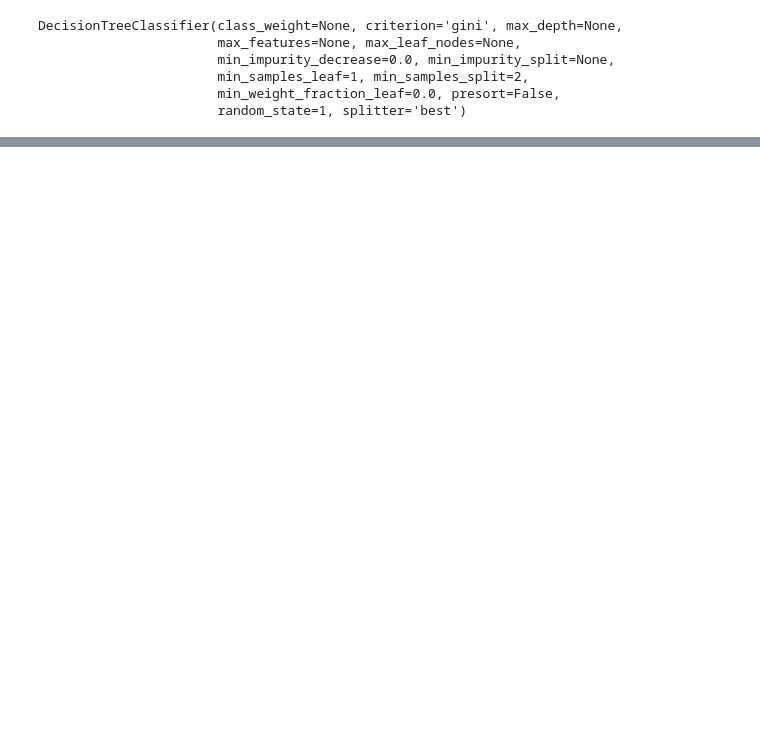
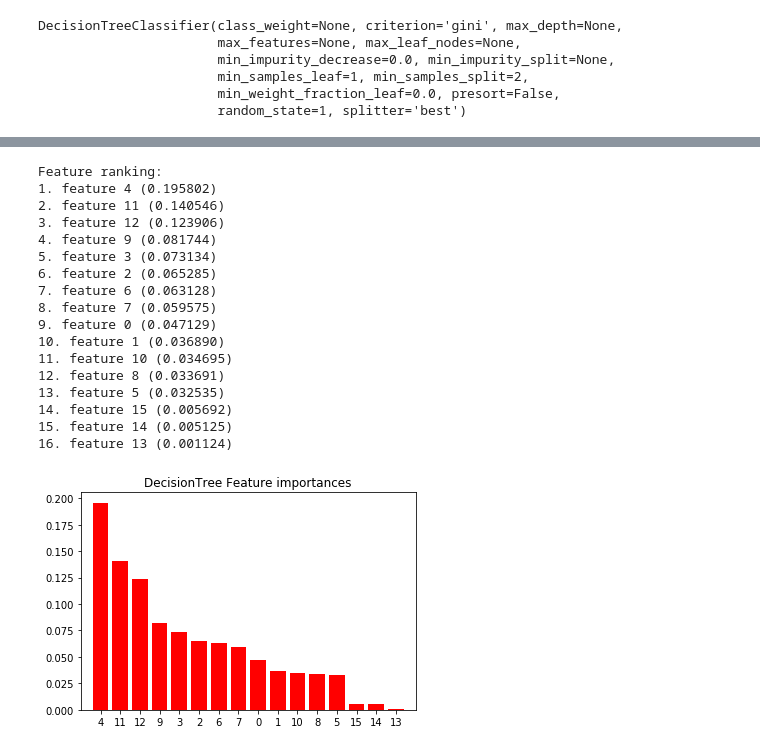
Before and after one commit to LeDorean/Chicago_car_crash_prediction, a Jupyter notebook: notebooks/Rd2.ipynb, the cells around one changed output, grey strips where cells are left out. Drawn from its saved outputs; the diff is of its cells as text; code cells hidden in the pictures; blank space fills up the shorter version.

Commit message:
added viz for vanilla model

```diff
--- a/notebooks/Rd2.ipynb
+++ b/notebooks/Rd2.ipynb
@@ -177,2 +167,3 @@ en_df
 # %%
-df = pd.merge(crash_df, en_df, left_index=True, right_index=True)
+# Merge the FIRST_CRASH_TYPE and the LabelEncoded dataframe together
+df2 = pd.merge(crash_df, en_df, left_index=True, right_index=True)
@@ -211,6 +203,8 @@ df
 # %%
-y = df['REAR END']
-X = df.drop(columns=['REAR END','ANGLE', 'SIDESWIPE SAME DIRECTION', 'PEDESTRIAN',
+# Defining our Features and Target
+# For X, we want to remove all of the other CRASH types and keep the features.
+y = df2['REAR END']
+X = df2.drop(columns=['REAR END','ANGLE', 'SIDESWIPE SAME DIRECTION', 'PEDESTRIAN',
        'PARKED MOTOR VEHICLE', 'TURNING', 'HEAD ON', 'PEDALCYCLIST',
        'SIDESWIPE OPPOSITE DIRECTION', 'OTHER NONCOLLISION',
        'FIXED OBJECT', 'OTHER OBJECT', 'REAR TO FRONT', 'REAR TO SIDE',
@@ -258,0 +265,39 @@ X
+# %%
+# Here we graph out which feature is the most imporant.
+
+importances = dt_model.feature_importances_
+indices = np.argsort(importances)[::-1]
+
+# Print the feature ranking
+print("Feature ranking:")
+
+for f in range(X.shape[1]):
+    print("%d. feature %d (%f)" % (f + 1, indices[f], importances[indices[f]]))
+
+# Plot the feature importances of the forest
+plt.figure()
+plt.title("DecisionTree Feature importances")
+plt.bar(range(X.shape[1]), importances[indices],
+       color="r", align="center")
+plt.xticks(range(X.shape[1]), indices)
+plt.xlim([-1, X.shape[1]])
+plt.show()
+# %% [output]
+Feature ranking:
+1. feature 4 (0.195802)
+2. feature 11 (0.140546)
+3. feature 12 (0.123906)
+4. feature 9 (0.081744)
+5. feature 3 (0.073134)
+6. feature 2 (0.065285)
+7. feature 6 (0.063128)
+8. feature 7 (0.059575)
+9. feature 0 (0.047129)
+10. feature 1 (0.036890)
+11. feature 10 (0.034695)
+12. feature 8 (0.033691)
+13. feature 5 (0.032535)
+14. feature 15 (0.005692)
+15. feature 14 (0.005125)
+16. feature 13 (0.001124)
+[figure, added]
```
Also changed, not shown: parts of 28 cells of this notebook.
